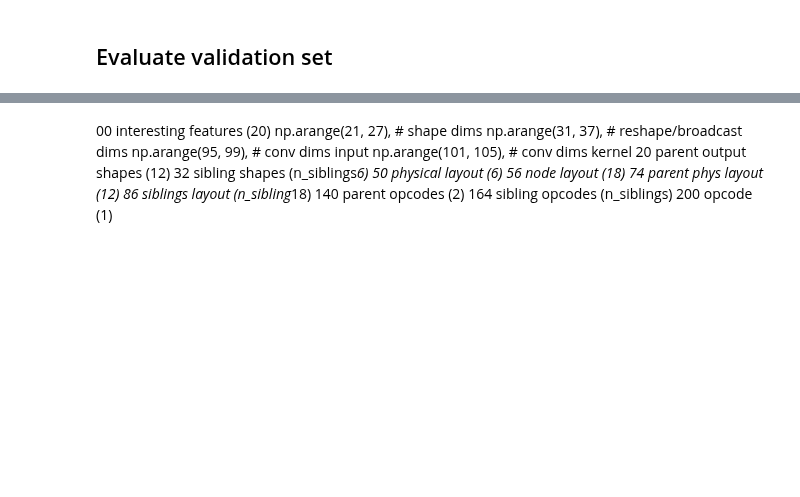
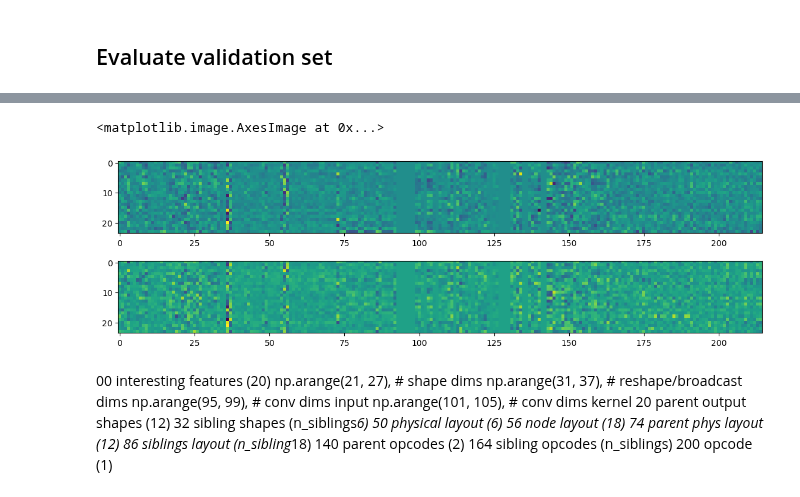
Before and after one commit to ignacioreyes/kaggle_model_runtime, a Jupyter notebook: train_layout.ipynb, the cells around one changed output, grey strips where cells are left out. Saved outputs shown, nothing was run; the diff lists cells and outputs as text; code cells hidden in the pictures; blank space fills up the shorter version.

```diff
--- a/train_layout.ipynb
+++ b/train_layout.ipynb
@@ -13,5 +13,5 @@ To enable the following instructions: AVX2 FMA, in other operations, rebuild Ten
 # %%
-batch_size = 192
+batch_size = 160
 learning_rate = 1e-3
 batch_per_file_size = 8
 decay_rate = 0.95
@@ -43,7 +43,7 @@ mlp = LayoutMLP(
     decay_rate=decay_rate,
     node_embedding_size=node_embedding_size,
     validation_frequency=10_000,
-    validations_without_improvement=3,
+    validations_without_improvement=5,
     layer_sizes=layers,
     loss='pairwise_hinge',
     l1_multiplier=1e-9,
@@ -102,13 +152,16 @@ plt.hist(mlp.k_layer.kernel.numpy().flatten(), bins=100);
 # %%
 plt.figure(figsize=(14, 4))
-kind = 2
+kind = 1
 plt.subplot(2, 1, 1)
-k_vals = mlp.k_layer.kernel.numpy().reshape(212, 8, -1)[:, kind, :].T
+k_vals = mlp.k_layer.kernel.numpy().reshape(215, 8, -1)[:, kind, :].T
 plt.imshow(k_vals)
 
 plt.subplot(2, 1, 2)
-q_vals = mlp.q_layer.kernel.numpy().reshape(212, 8, -1)[:, kind, :].T
+q_vals = mlp.q_layer.kernel.numpy().reshape(215, 8, -1)[:, kind, :].T
 plt.imshow(q_vals)
+# %% [output]
+<matplotlib.image.AxesImage at 0x...>
+[figure, added]
 # %% [markdown]
 00        interesting features (20)
             np.arange(21, 27),  # shape dims
```
Also changed, not shown: parts of 19 cells of this notebook, 7 other files.
